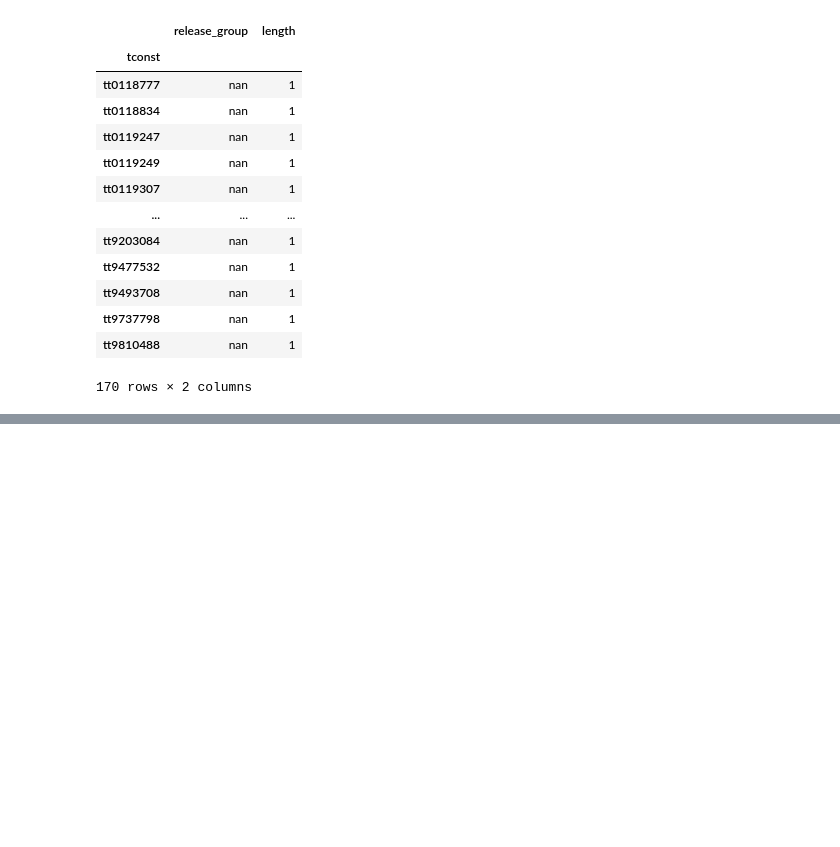
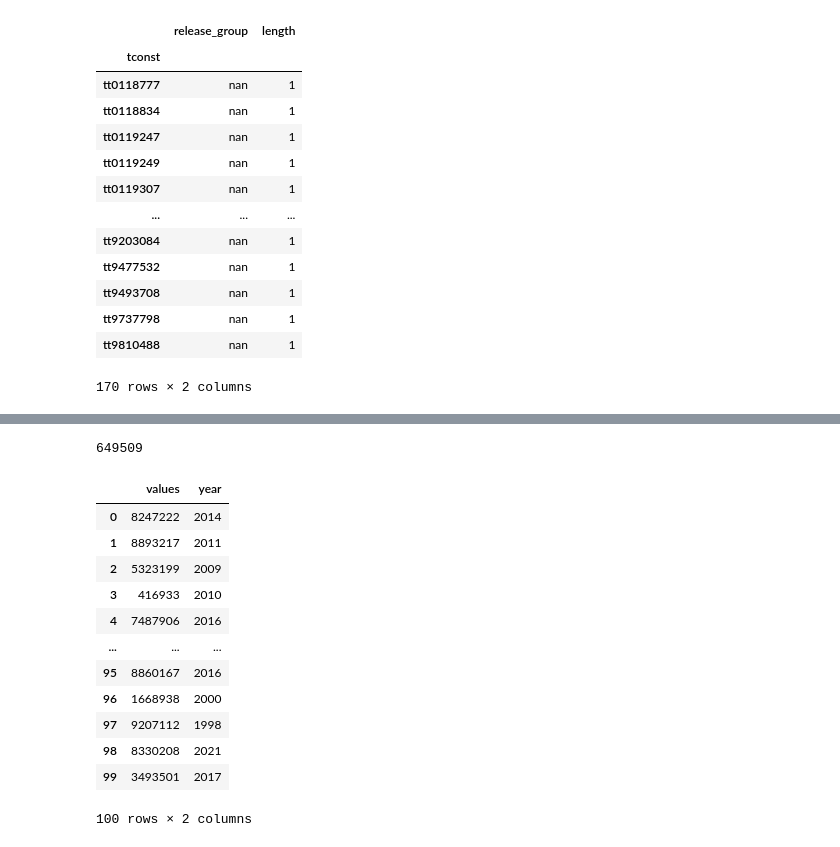
Before and after one commit to tk87-hono/data_analytics_24_4-Capstone_Movie_Group, a Jupyter notebook: first_filtering.ipynb, the cells around one changed output, grey strips where cells are left out. Saved outputs shown, nothing was run; the diff lists cells and outputs as text; code cells hidden in the pictures; blank space fills up the shorter version.

Commit message:
some more exploring/testing I think

```diff
--- a/first_filtering.ipynb
+++ b/first_filtering.ipynb
@@ -470,0 +477,28 @@ find_edge_df[nan_mask]
+# %%
+random.randrange(100_000, 2_000_000)
+# %% [output]
+649509
+# %%
+empty_list = list(range(0,100))
+# %%
+testing_df = pd.DataFrame(empty_list, columns=["values"])
+# %%
+testing_df["year"] = np.random.randint(1996, 2023, testing_df.shape[0])
+# %%
+testing_df["values"] = np.random.randint(100_000, 10_000_000, testing_df.shape[0])
+# %%
+testing_df
+# %% [output]
+|  | values | year |
+| 0 | 8247222 | 2014 |
+| 1 | 8893217 | 2011 |
+| 2 | 5323199 | 2009 |
+| 3 | 416933 | 2010 |
+| 4 | 7487906 | 2016 |
+| ... | ... | ... |
+| 95 | 8860167 | 2016 |
+| 96 | 1668938 | 2000 |
+| 97 | 9207112 | 1998 |
+| 98 | 8330208 | 2021 |
+| 99 | 3493501 | 2017 |
+100 rows × 2 columns
```
Also changed, not shown: parts of 4 cells of this notebook.
